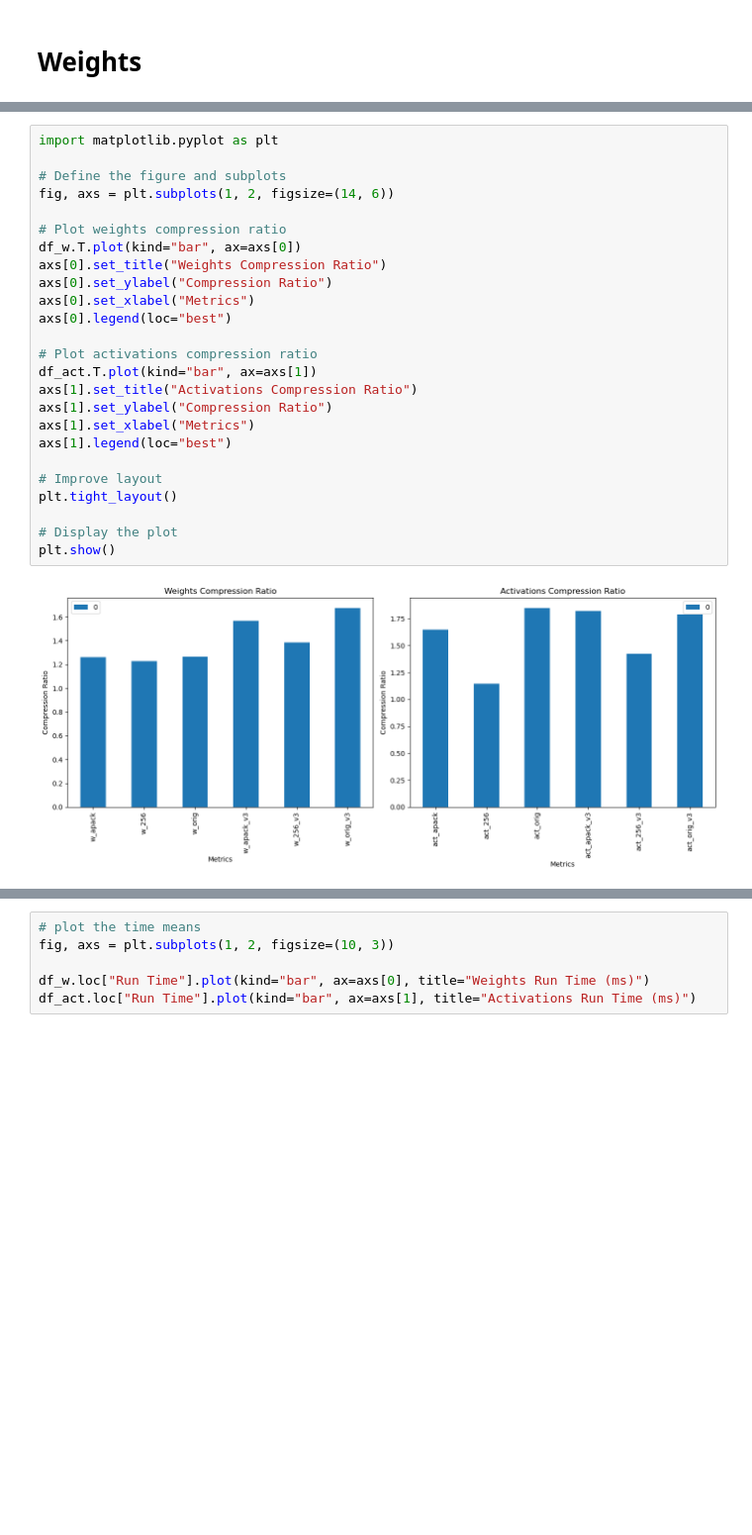
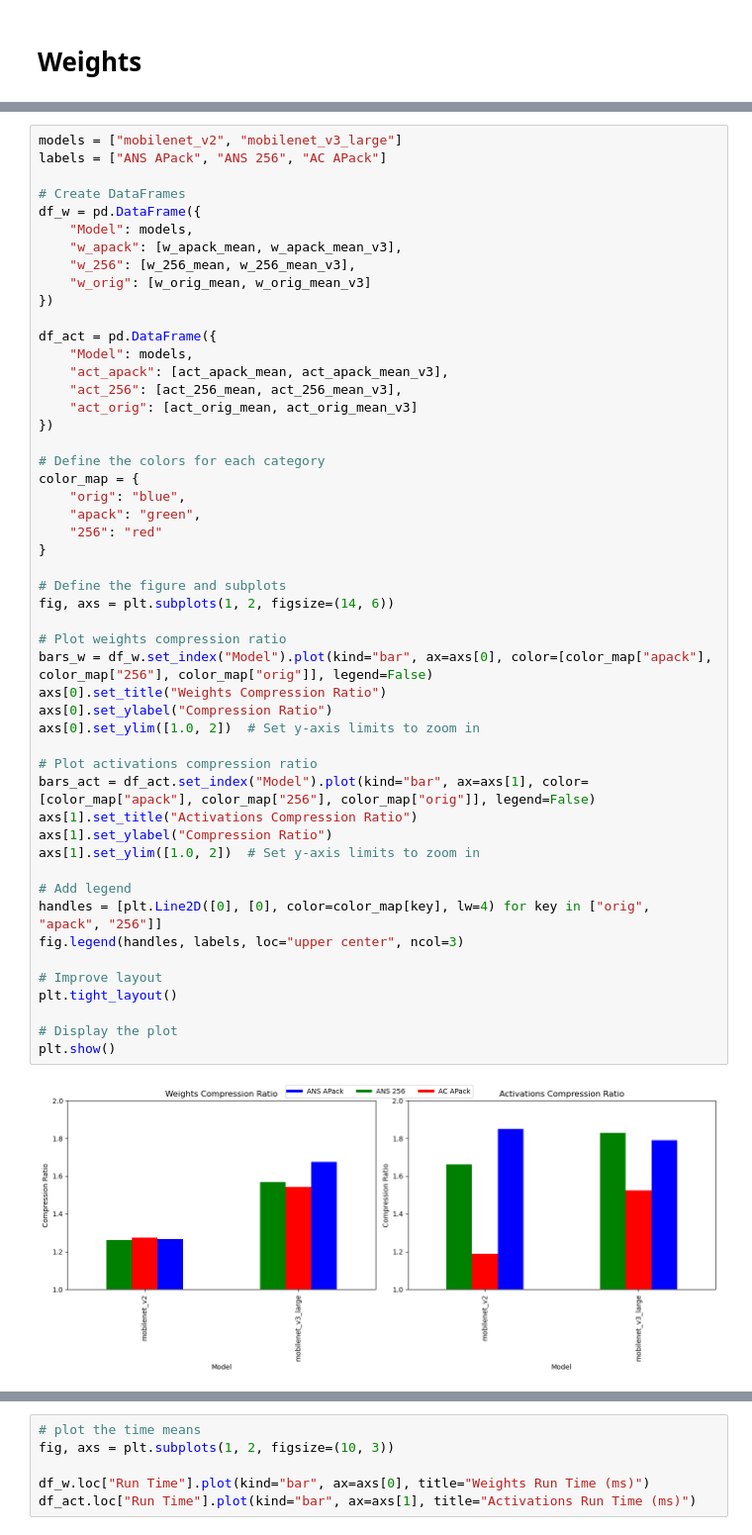
Before and after one commit to adamrt27/ANS_NeuralComp, a Jupyter notebook: results.ipynb, the cells around one changed output, grey strips where cells are left out. Shown at 99% size. Cells and saved outputs as stored; diff of their text form; blank space fills up the shorter version.

```diff
--- a/results.ipynb
+++ b/results.ipynb
@@ -106,30 +88,55 @@ df_w
 # %%
-import matplotlib.pyplot as plt
+models = ["mobilenet_v2", "mobilenet_v3_large"]
+labels = ["ANS APack", "ANS 256", "AC APack"]
+
+# Create DataFrames
+df_w = pd.DataFrame({
+    "Model": models,
+    "w_apack": [w_apack_mean, w_apack_mean_v3],
+    "w_256": [w_256_mean, w_256_mean_v3],
+    "w_orig": [w_orig_mean, w_orig_mean_v3]
+})
+
+df_act = pd.DataFrame({
+    "Model": models,
+    "act_apack": [act_apack_mean, act_apack_mean_v3],
+    "act_256": [act_256_mean, act_256_mean_v3],
+    "act_orig": [act_orig_mean, act_orig_mean_v3]
+})
+
+# Define the colors for each category
+color_map = {
+    "orig": "blue",
+    "apack": "green",
+    "256": "red"
+}
 
 # Define the figure and subplots
 fig, axs = plt.subplots(1, 2, figsize=(14, 6))
 
 # Plot weights compression ratio
-df_w.T.plot(kind="bar", ax=axs[0])
+bars_w = df_w.set_index("Model").plot(kind="bar", ax=axs[0], color=[color_map["apack"], color_map["256"], color_map["orig"]], legend=False)
 axs[0].set_title("Weights Compression Ratio")
 axs[0].set_ylabel("Compression Ratio")
-axs[0].set_xlabel("Metrics")
-axs[0].legend(loc="best")
+axs[0].set_ylim([1.0, 2])  # Set y-axis limits to zoom in
 
 # Plot activations compression ratio
-df_act.T.plot(kind="bar", ax=axs[1])
+bars_act = df_act.set_index("Model").plot(kind="bar", ax=axs[1], color=[color_map["apack"], color_map["256"], color_map["orig"]], legend=False)
 axs[1].set_title("Activations Compression Ratio")
 axs[1].set_ylabel("Compression Ratio")
-axs[1].set_xlabel("Metrics")
-axs[1].legend(loc="best")
+axs[1].set_ylim([1.0, 2])  # Set y-axis limits to zoom in
+
+# Add legend
+handles = [plt.Line2D([0], [0], color=color_map[key], lw=4) for key in ["orig", "apack", "256"]]
+fig.legend(handles, labels, loc="upper center", ncol=3)
 
 # Improve layout
 plt.tight_layout()
 
 # Display the plot
 plt.show()
 # %% [output]
-[figure, old version]
+[figure, new version]
 # %%
 # Compute how much the compression ratio has improved with APack
 print("Weights Compression Ratio Improvement v2: ", df_w["w_apack"] / df_w["w_256"])
```
Also changed, not shown: parts of 7 cells of this notebook, 6 other files.
